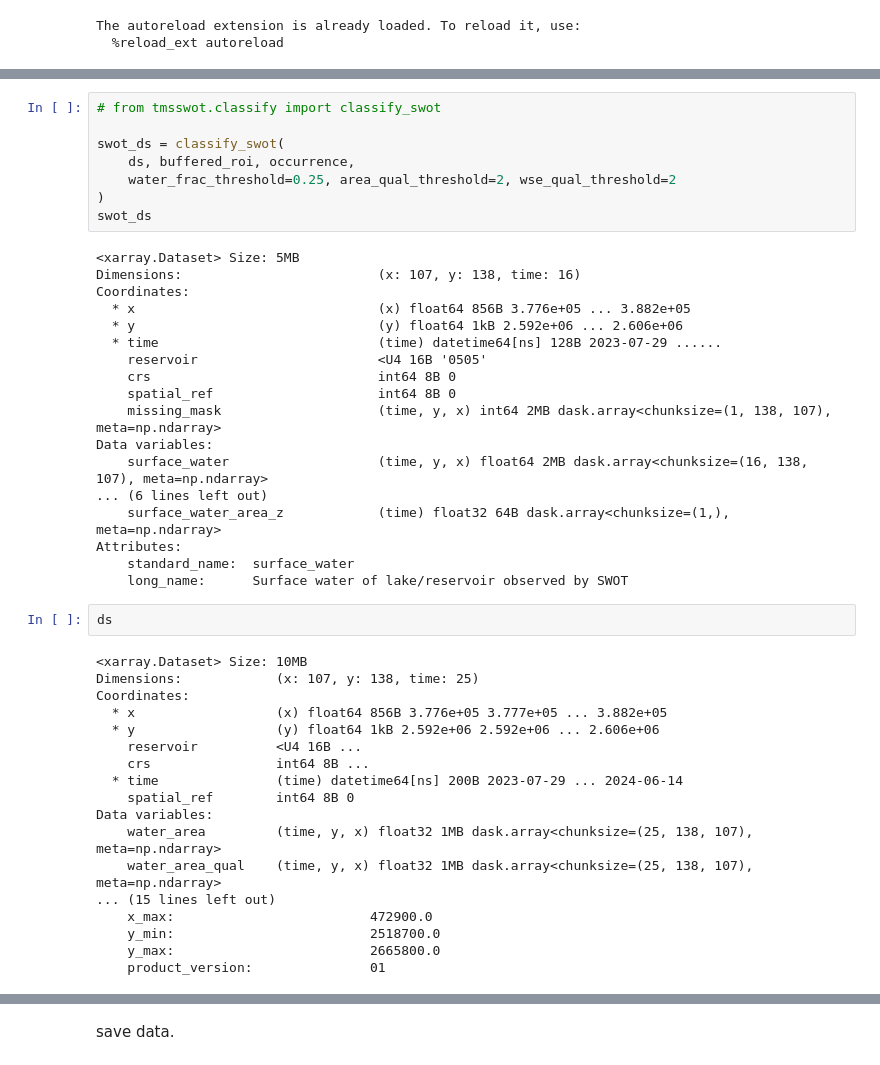
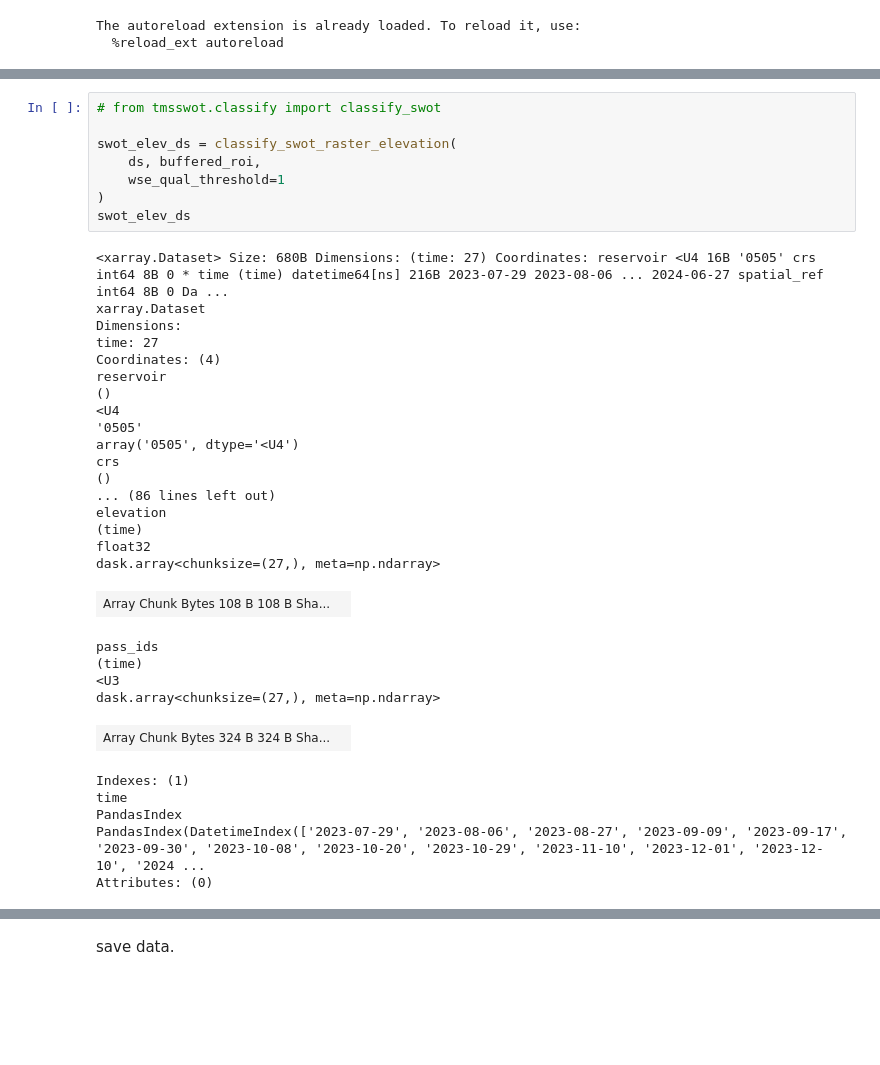
Before and after one commit to UW-SASWE/tmspp, a Jupyter notebook: notebooks/03.3-classification-swot.ipynb, the cells around one changed output, grey strips where cells are left out. Drawn from its saved outputs; the diff is of its cells as text; blank space fills up the shorter version.

```diff
--- a/notebooks/03.3-classification-swot.ipynb
+++ b/notebooks/03.3-classification-swot.ipynb
@@ -755,46 +588,37 @@ def classify_swot(
 # %%
 # from tmsswot.classify import classify_swot
 
-swot_ds = classify_swot(
-    ds, buffered_roi, occurrence,
-    water_frac_threshold=0.25, area_qual_threshold=2, wse_qual_threshold=2
+swot_elev_ds = classify_swot_raster_elevation(
+    ds, buffered_roi,
+    wse_qual_threshold=1
 )
-swot_ds
+swot_elev_ds
 # %% [output]
-<xarray.Dataset> Size: 5MB
-Dimensions:                         (x: 107, y: 138, time: 16)
-Coordinates:
-  * x                               (x) float64 856B 3.776e+05 ... 3.882e+05
-  * y                               (y) float64 1kB 2.592e+06 ... 2.606e+06
-  * time                            (time) datetime64[ns] 128B 2023-07-29 ......
-    reservoir                       <U4 16B '0505'
-    crs                             int64 8B 0
-    spatial_ref                     int64 8B 0
-    missing_mask                    (time, y, x) int64 2MB dask.array<chunksize=(1, 138, 107), meta=np.ndarray>
-Data variables:
-    surface_water                   (time, y, x) float64 2MB dask.array<chunksize=(16, 138, 107), meta=np.ndarray>
-... (6 lines left out)
-    surface_water_area_z            (time) float32 64B dask.array<chunksize=(1,), meta=np.ndarray>
-Attributes:
-    standard_name:  surface_water
-    long_name:      Surface water of lake/reservoir observed by SWOT
+<xarray.Dataset> Size: 680B Dimensions: (time: 27) Coordinates: reservoir <U4 16B '0505' crs int64 8B 0 * time (time) datetime64[ns] 216B 2023-07-29 2023-08-06 ... 2024-06-27 spatial_ref int64 8B 0 Da ...
+xarray.Dataset
+Dimensions:
+time: 27
+Coordinates: (4)
+reservoir
+()
+<U4
+'0505'
+array('0505', dtype='<U4')
+crs
+()
+... (86 lines left out)
+elevation
+(time)
+float32
+dask.array<chunksize=(27,), meta=np.ndarray>
+| Array Chunk Bytes 108 B 108 B Sha... |  |
+pass_ids
+(time)
+<U3
+dask.array<chunksize=(27,), meta=np.ndarray>
+| Array Chunk Bytes 324 B 324 B Sha... |  |
+Indexes: (1)
+time
+PandasIndex
+PandasIndex(DatetimeIndex(['2023-07-29', '2023-08-06', '2023-08-27', '2023-09-09', '2023-09-17', '2023-09-30', '2023-10-08', '2023-10-20', '2023-10-29', '2023-11-10', '2023-12-01', '2023-12-10', '2024 ...
+Attributes: (0)
-# %%
-ds
-# %% [output]
-<xarray.Dataset> Size: 10MB
-Dimensions:            (x: 107, y: 138, time: 25)
-Coordinates:
-  * x                  (x) float64 856B 3.776e+05 3.777e+05 ... 3.882e+05
-  * y                  (y) float64 1kB 2.592e+06 2.592e+06 ... 2.606e+06
-    reservoir          <U4 16B ...
-    crs                int64 8B ...
-  * time               (time) datetime64[ns] 200B 2023-07-29 ... 2024-06-14
-    spatial_ref        int64 8B 0
-Data variables:
-    water_area         (time, y, x) float32 1MB dask.array<chunksize=(25, 138, 107), meta=np.ndarray>
-    water_area_qual    (time, y, x) float32 1MB dask.array<chunksize=(25, 138, 107), meta=np.ndarray>
-... (15 lines left out)
-    x_max:                         472900.0
-    y_min:                         2518700.0
-    y_max:                         2665800.0
-    product_version:               01
```
Also changed, not shown: parts of 49 cells of this notebook.
